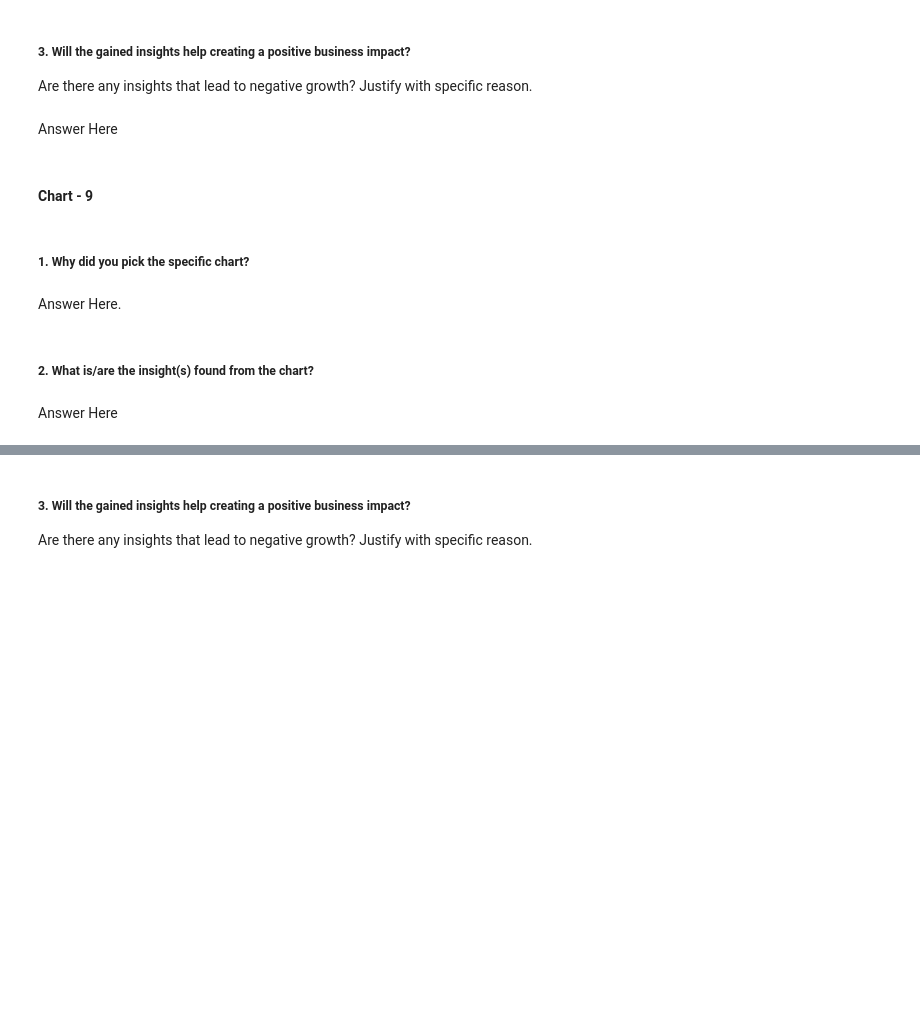
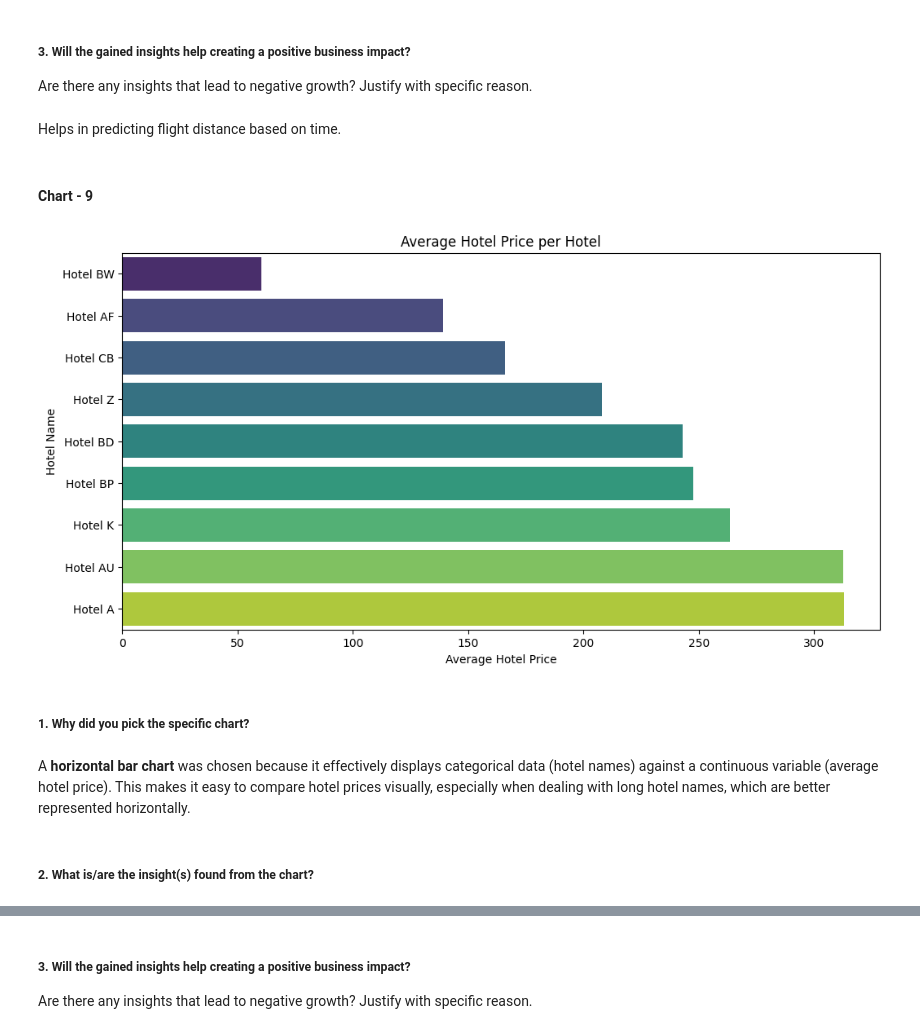
Before and after one commit to KolekarPramod/Voyage-Analytics, a Jupyter notebook: Voyage_Analytics_Integrating_MLOps_for_Predictive_and_Recommender_Systems_in_Travel.ipynb, the cells around one changed output, grey strips where cells are left out. Drawn from its saved outputs; the diff is of its cells as text; code cells hidden in the pictures; blank space fills up the shorter version.

```diff
--- a/Voyage_Analytics_Integrating_MLOps_for_Predictive_and_Recommender_Systems_in_Travel.ipynb
+++ b/Voyage_Analytics_Integrating_MLOps_for_Predictive_and_Recommender_Systems_in_Travel.ipynb
@@ -580,7 +617,7 @@ Answer Here
 # %% [markdown]
 ##### 3. Will the gained insights help creating a positive business impact?
 Are there any insights that lead to negative growth? Justify with specific reason.
-# %% [markdown]
-Answer Here
+# %% [markdown]
+Helps in predicting flight distance based on time.
 # %% [markdown]
 #### Chart - 9
@@ -589,8 +624,17 @@ Answer Here
+# %%
+# Chart - 9 visualization code
+plt.figure(figsize=(12, 6))
+avg_hotel_price = hotel.groupby("hotel_name")["hotel_price"].mean().sort_values()
+sns.barplot(x=avg_hotel_price.values, y=avg_hotel_price.index, palette="viridis")
+plt.xlabel("Average Hotel Price")
+plt.ylabel("Hotel Name")
+plt.title("Average Hotel Price per Hotel")
+plt.show()
+# %% [output]
+[figure, added]
 # %% [markdown]
 ##### 1. Why did you pick the specific chart?
-# %% [markdown]
-Answer Here.
+# %% [markdown]
+A **horizontal bar chart** was chosen because it effectively displays categorical data (hotel names) against a continuous variable (average hotel price). This makes it easy to compare hotel prices visually, especially when dealing with long hotel names, which are better represented horizontally.
 # %% [markdown]
 ##### 2. What is/are the insight(s) found from the chart?
-# %% [markdown]
-Answer Here
```
Also changed, not shown: parts of 73 cells of this notebook.
